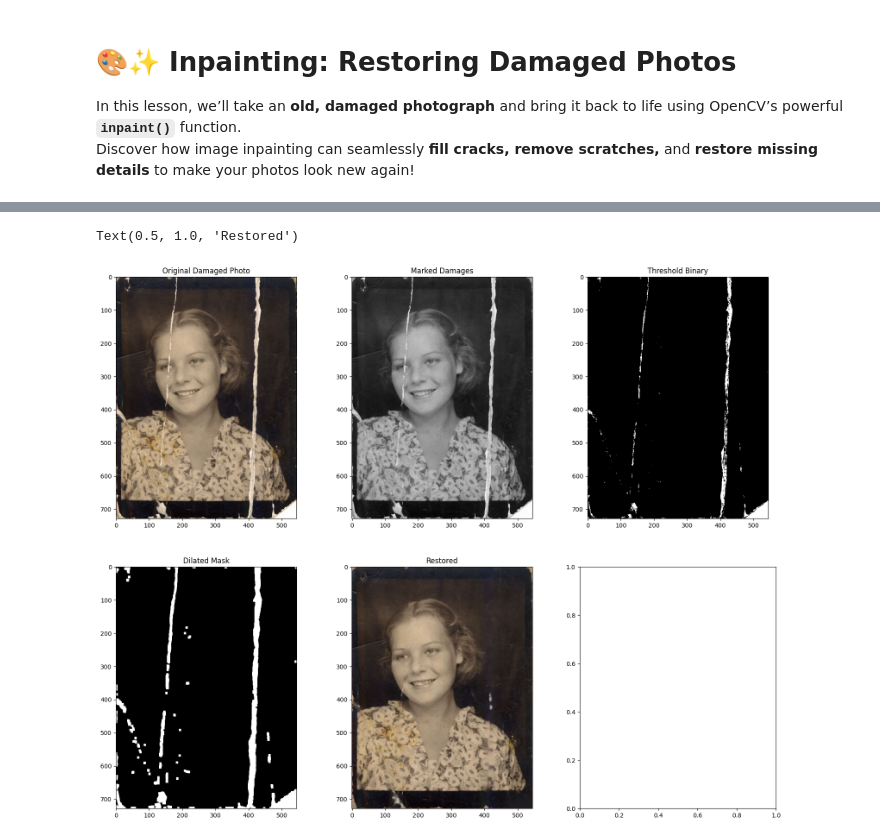
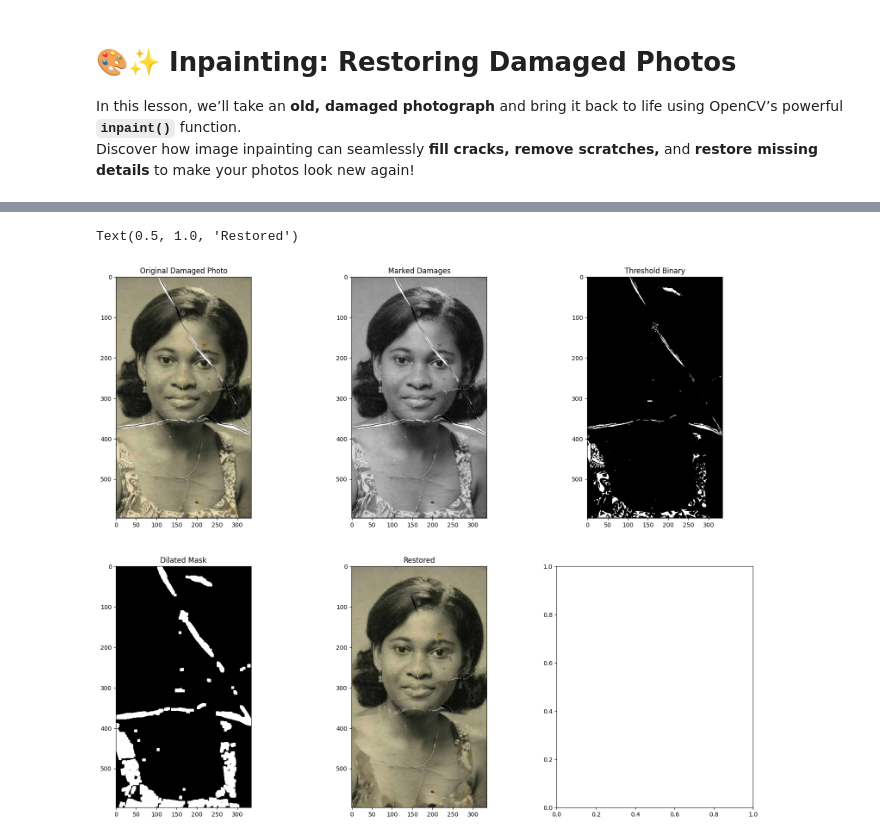
Before and after one commit to Prithviraj383/Old-Photograph-Restoration, a Jupyter notebook: Inpainting to Restore Damaged Photos.ipynb, the cells around one changed output, grey strips where cells are left out. Saved outputs shown, nothing was run; the diff lists cells and outputs as text; code cells hidden in the pictures.

```diff
--- a/Inpainting to Restore Damaged Photos.ipynb
+++ b/Inpainting to Restore Damaged Photos.ipynb
@@ -11,6 +13,6 @@ from matplotlib import pyplot as plt
 # %%
 # Load the original damaged image (in color)
-img_path = 'damaged_02.jpg'
+img_path = 'damaged_05.jpg'
 image = cv2.imread(img_path)   # Used as the input image to be restored
 
 # Load the same image in grayscale to mark damaged areas
@@ -53,31 +55,31 @@ cv2.imwrite('Restored.png',restored)
 image = cv2.cvtColor(image, cv2.COLOR_BGR2RGB)  # Used for proper matplotlib colors
 
 # Convert restored image from BGR to RGB for correct display
 restored = cv2.cvtColor(restored, cv2.COLOR_BGR2RGB)  # Used for proper display
 
 # Create a grid of subplots for visualization
 fig, ax = plt.subplots(2, 3, figsize=(20,16))  # Used to compare each step visually
 ax = ax.ravel()                                # Flatten axes for easy indexing
 
 # Display original damaged image
 ax[0].imshow(image)
 ax[0].set_title('Original Damaged Photo')
 
 # Display grayscale marked damages
 ax[1].imshow(marked_damages, cmap='gray')
 ax[1].set_title('Marked Damages')
 
 # Display thresholded binary image
 ax[2].imshow(thresh1, cmap='gray')
 ax[2].set_title('Threshold Binary')
 
 # Display dilated mask
 ax[3].imshow(mask, cmap='gray')
 ax[3].set_title('Dilated Mask')
 
 # Display restored image
 ax[4].imshow(restored)
 ax[4].set_title('Restored')
 # %% [output]
 Text(0.5, 1.0, 'Restored')
-[figure, old version]
+[figure, new version]
```
Also changed, not shown: parts of 1 cell of this notebook, 8 other files.
